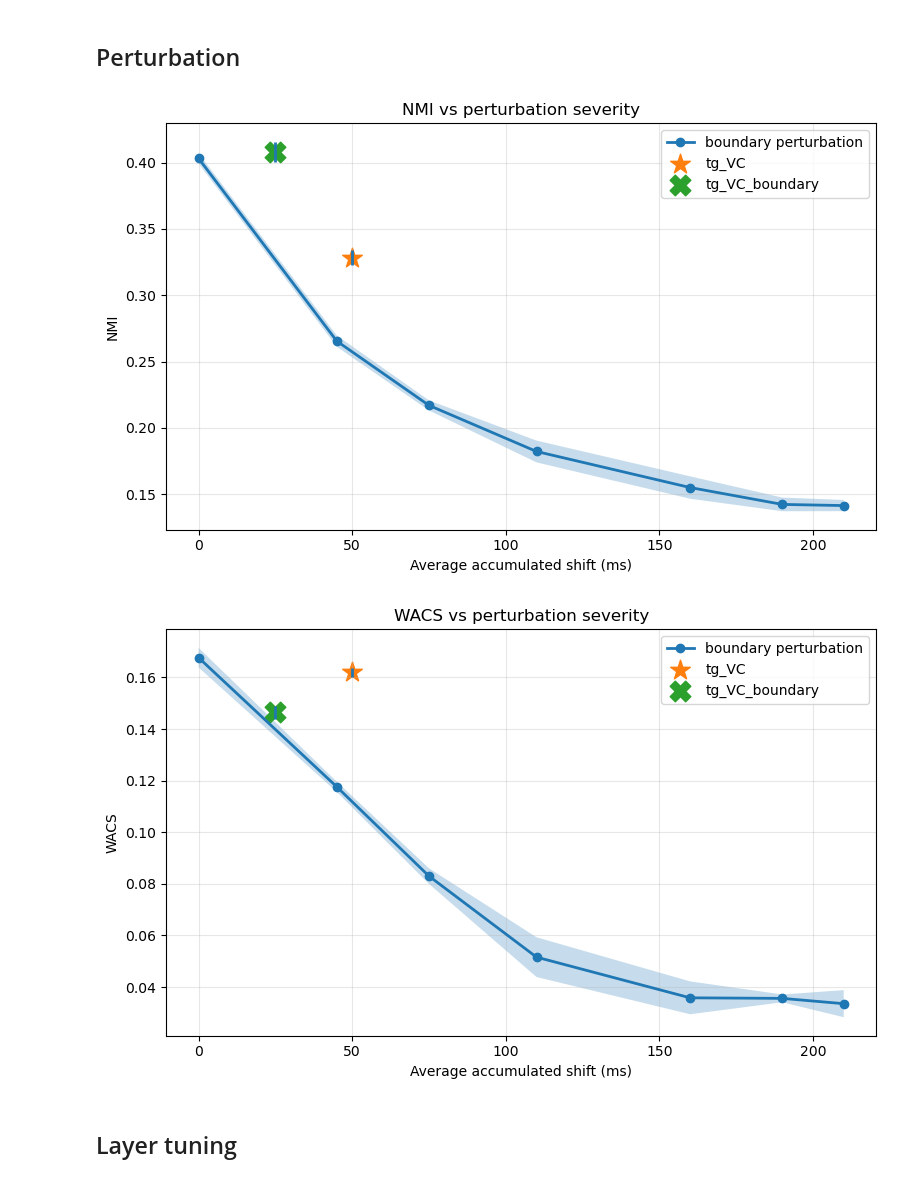
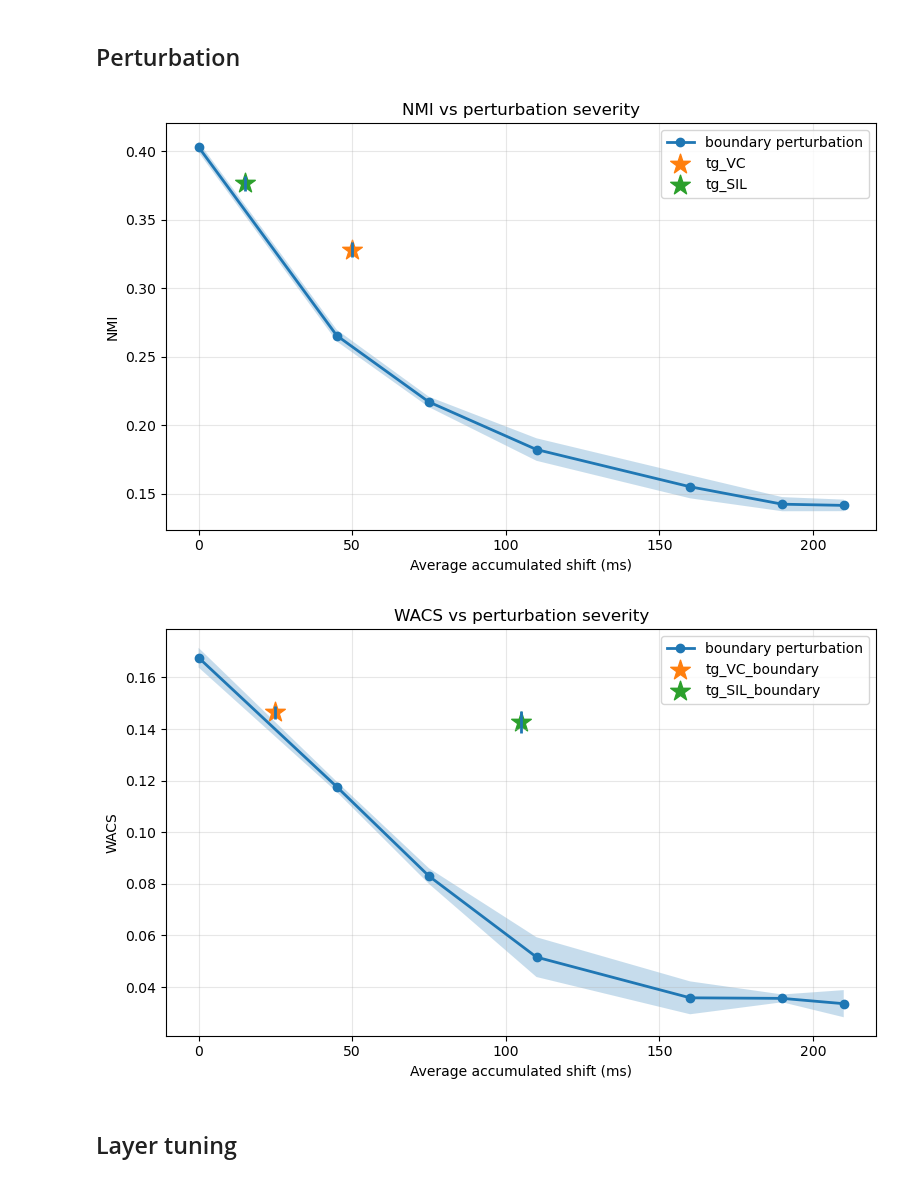
Before and after one commit to mahesh-ak/MFA, a Jupyter notebook: Analysis.ipynb, the cells around one changed output. Saved outputs shown, nothing was run; the diff lists cells and outputs as text; code cells hidden in the pictures.

```diff
--- a/Analysis.ipynb
+++ b/Analysis.ipynb
@@ -24,6 +24,8 @@ aas_map={
     "tg_2000":210,
     "tg_VC":50,
     "tg_VC_boundary":25,
+    "tg_SIL":15,
+    "tg_SIL_boundary":105,
 }
 
 line_keys=[
@@ -39,6 +41,8 @@ line_keys=[
 special_keys=[
     "tg_VC",
     "tg_VC_boundary",
+    "tg_SIL",
+    "tg_SIL_boundary",
 ]
 
 # ---------------------------------------------------------
@@ -105,10 +109,12 @@ def plot_metric(metric_name,ylabel):
     # -------------------------------------
     # VC perturbations
     # -------------------------------------
-    for k,marker in zip(
-        special_keys,
-        ["*", "X"]
-    ):
+    for k in special_keys:
+        if metric_name == "nmi" and "boundary" in k:
+            continue
+
+        if metric_name == "wacs" and "boundary" not in k:
+            continue
 
         vals=[
             r[metric_name]["nmi"]
@@ -125,40 +131,40 @@ def plot_metric(metric_name,ylabel):
         plt.scatter(
             [x],
             [mean],
-            marker=marker,
+            marker='*',
             s=220,
             label=k
         )
 
         plt.vlines(
             x,
             mean-std,
             mean+std,
             linewidth=2
         )
 
     # -------------------------------------
     # cosmetics
     # -------------------------------------
     plt.xlabel("Average accumulated shift (ms)")
     plt.ylabel(ylabel)
 
     plt.title(f"{ylabel} vs perturbation severity")
 
     plt.grid(True,alpha=0.3)
     plt.legend()
 
     plt.tight_layout()
     plt.show()
 
 # ---------------------------------------------------------
 # PLOTS
 # ---------------------------------------------------------
 plot_metric("nmi","NMI")
 plot_metric("wacs","WACS")
 # %% [output]
-[figure, old version]
+[figure, new version]
-[figure, old version]
+[figure, new version]
 # %% [markdown]
 ## Layer tuning
 # %%
```
Also changed, not shown: 3 other files.
